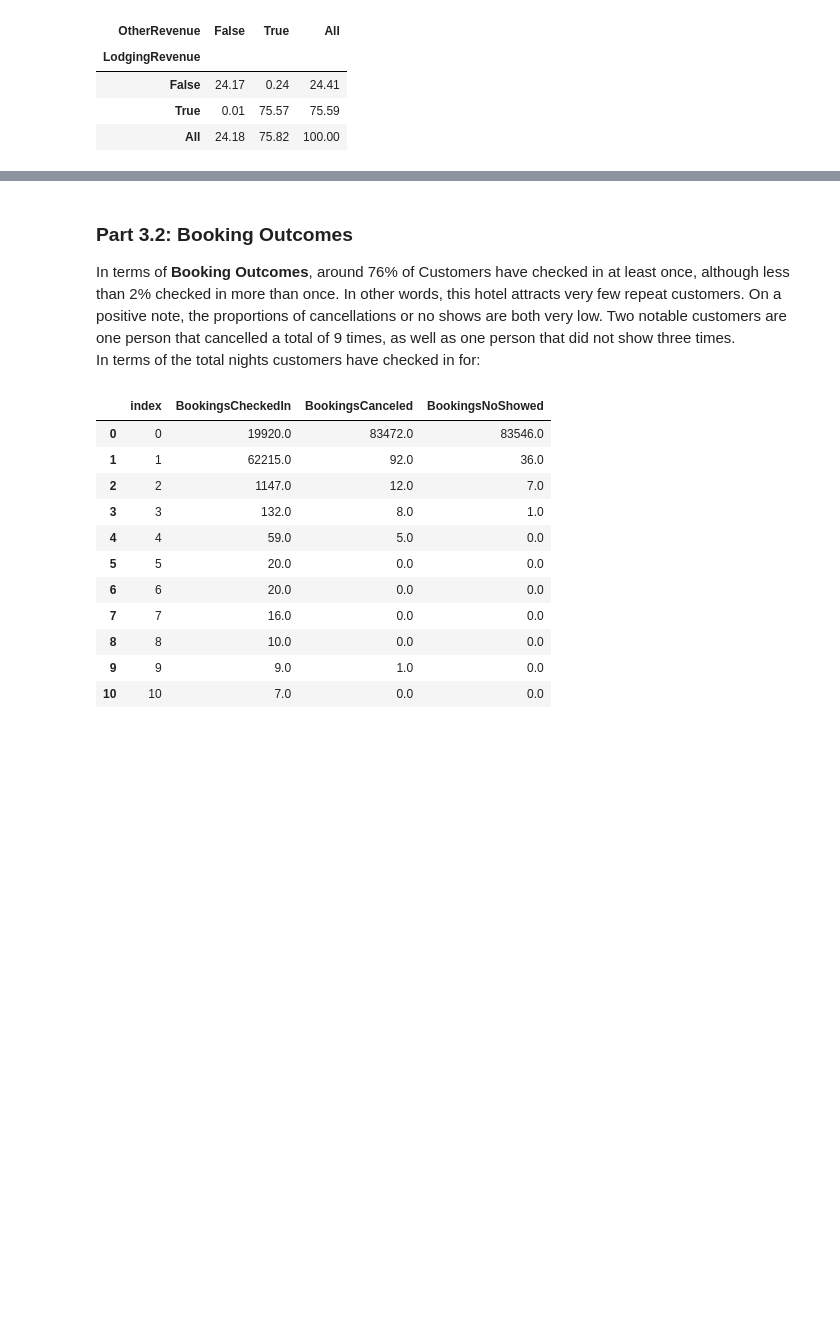
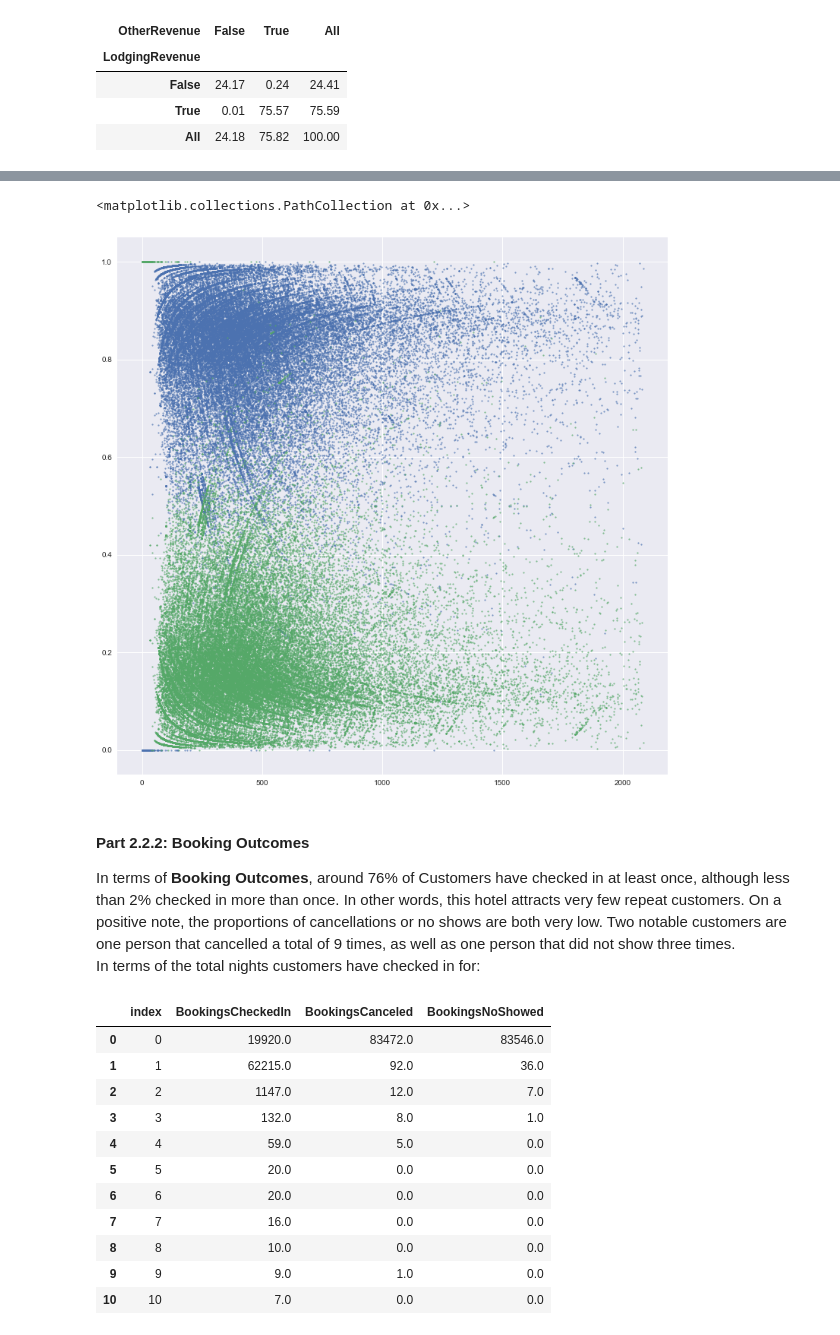
Before and after one commit to evasaunders/PersonalProjects, a Jupyter notebook: 2021_Hotel_EDA/2021_Hotel_EDA.ipynb, the cells around one changed output, grey strips where cells are left out. Cells and saved outputs as stored; diff of their text form; code cells hidden in the pictures; blank space fills up the shorter version.

```diff
--- a/2021_Hotel_EDA/2021_Hotel_EDA.ipynb
+++ b/2021_Hotel_EDA/2021_Hotel_EDA.ipynb
@@ -174,5 +226,15 @@ plt.show()
+# %%
+#considering whether there might be a relationship between the total revenue & the proportion of revenue from other vs lodging
+#the general picture that emerges is that there are some basic patterns: increase in prop of revenue from lodging first means a high increase in total revenue, which the slows down, a decrease in the prop of revenue from lodging also can simply mean a sharp decrease in total revenue
+#in line with this, the matching pattern emerges for other revenue
+plt.figure(figsize=(13,13))
+plt.scatter(filtered_rev, revenue["Lodging_Prop"][(revenue["Total"] < revenue["Total"].quantile(0.99)) & (revenue["Total"] > 0)], alpha = 0.7, s = 3)
+plt.scatter(filtered_rev, revenue["Other_Prop"][(revenue["Total"] < revenue["Total"].quantile(0.99)) & (revenue["Total"] > 0)], alpha = 0.7, s = 3)
+# %% [output]
+<matplotlib.collections.PathCollection at 0x...>
+[figure, added]
 # %% [markdown]
-### Part 3.2: Booking Outcomes
+#### Part 2.2.2: Booking Outcomes
 In terms of **Booking Outcomes**, around 76% of Customers have checked in at least once, although less than 2% checked in more than once. In other words, this hotel attracts very few repeat customers. On a positive note, the proportions of cancellations or no shows are both very low. Two notable customers are one person that cancelled a total of 9 times, as well as one person that did not show three times.
 <br>
 In terms of the total nights customers have checked in for:
```
Also changed, not shown: parts of 42 cells of this notebook.
